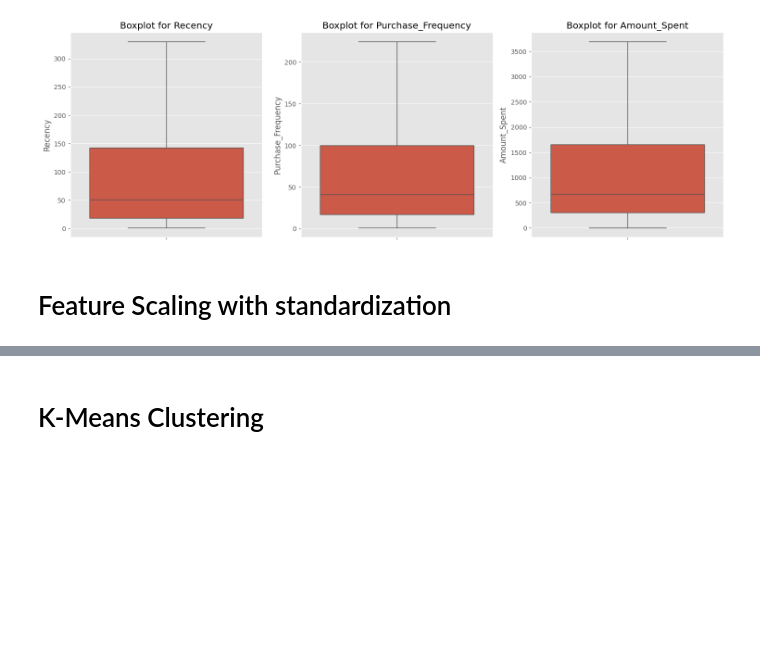
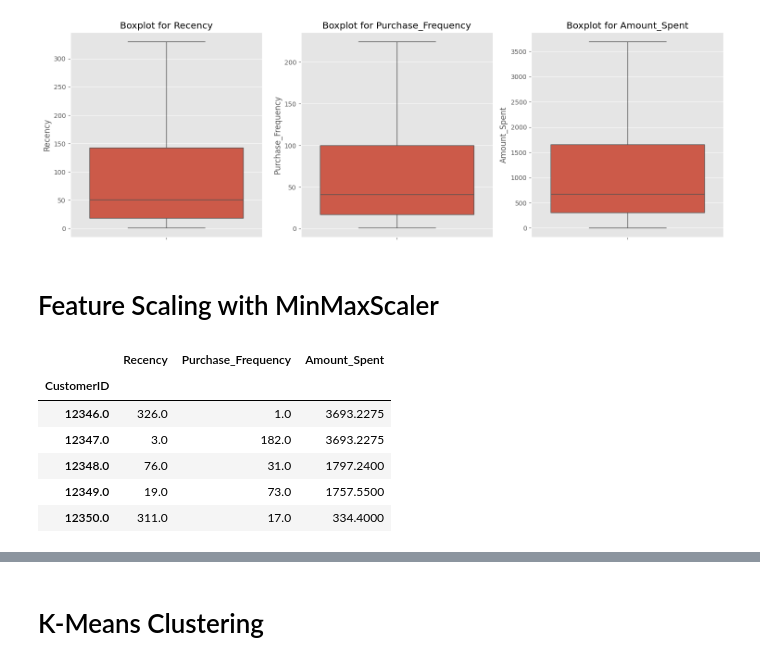
Before and after one commit to octavaridum/Customer_Segmentation, a Jupyter notebook: cust_segment.ipynb, the cells around one changed output, grey strips where cells are left out. Saved outputs shown, nothing was run; the diff lists cells and outputs as text; code cells hidden in the pictures; blank space fills up the shorter version.

```diff
--- a/cust_segment.ipynb
+++ b/cust_segment.ipynb
@@ -168,5 +168,5 @@ plt.show()
 # %% [output]
 [figure]
 # %% [markdown]
-# Feature Scaling with standardization
+# Feature Scaling with MinMaxScaler
 # %%
@@ -175 +175,12 @@ scaling = StandardScaler()
+# %%
+customer_scaled = customer_new.copy()
+customer_scaled.head()
+# %% [output]
+|  | Recency | Purchase_Frequency | Amount_Spent |
+| CustomerID |  |  |  |
+| 12346.0 | 326.0 | 1.0 | 3693.2275 |
+| 12347.0 | 3.0 | 182.0 | 3693.2275 |
+| 12348.0 | 76.0 | 31.0 | 1797.2400 |
+| 12349.0 | 19.0 | 73.0 | 1757.5500 |
+| 12350.0 | 311.0 | 17.0 | 334.4000 |
 # %%
```
Also changed, not shown: parts of 9 cells of this notebook, 12 other files.
